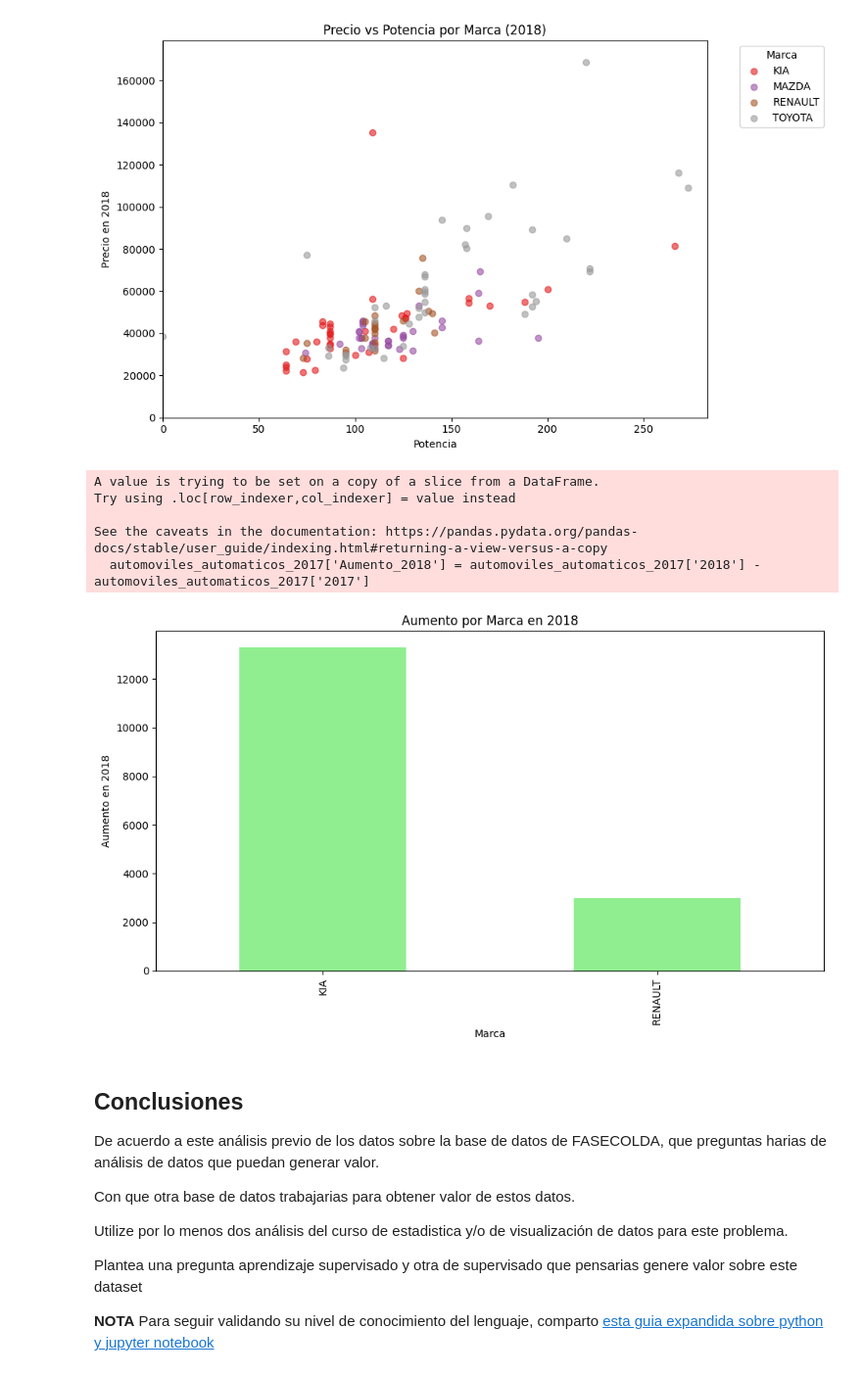
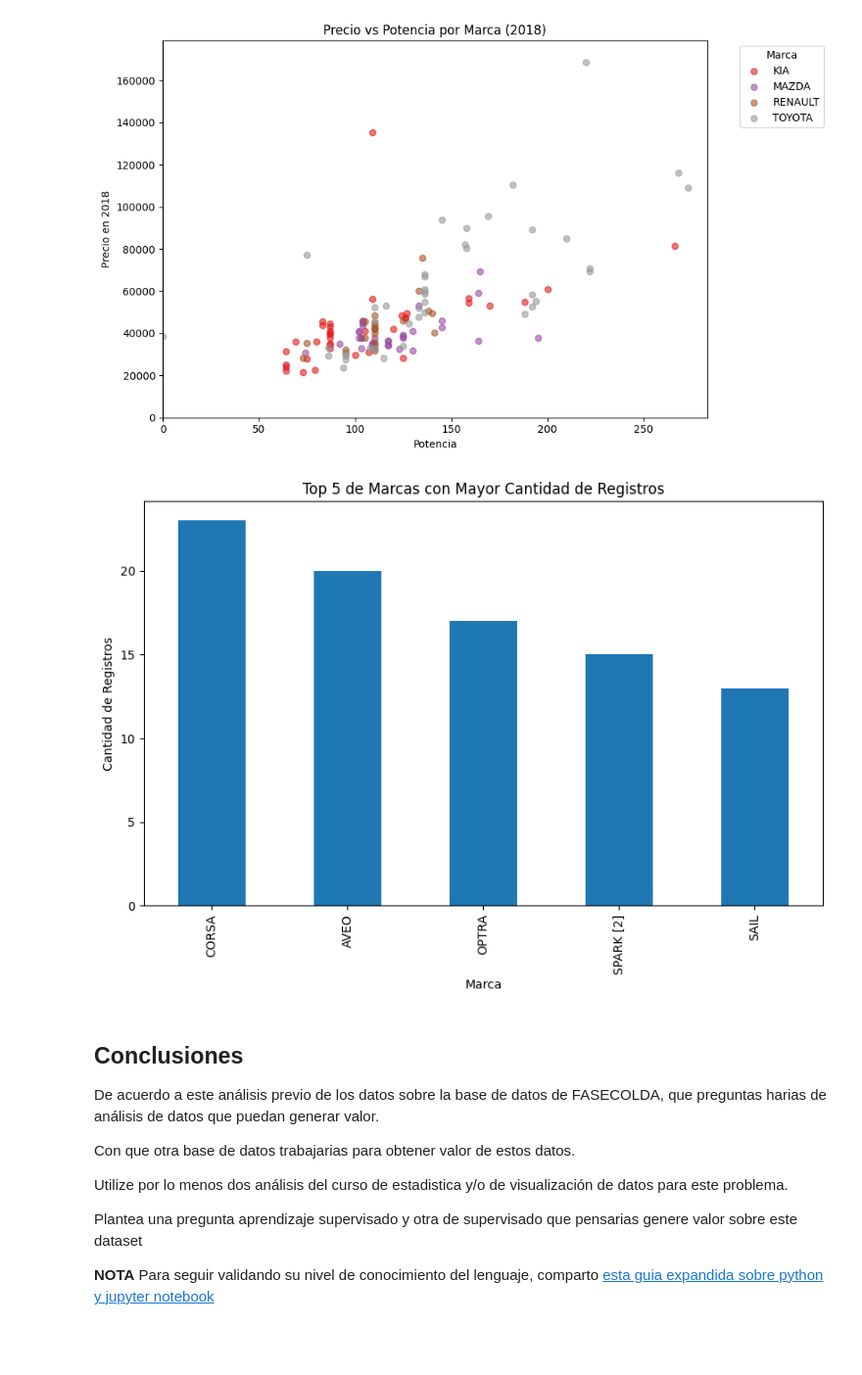
Before and after one commit to PaolaAndrea1307/liga-justica, a Jupyter notebook: taller1_AU.ipynb, the cells around one changed output. Shown: that part at 98% size. Saved outputs shown, nothing was run; the diff lists cells and outputs as text; code cells hidden in the pictures; blank space fills up the shorter version.

```diff
--- a/taller1_AU.ipynb
+++ b/taller1_AU.ipynb
@@ -374,28 +374,25 @@ plt.show()
 # %% [output]
 <matplotlib.colors.ListedColormap object at 0x...>
 [figure]
-# %%
-automoviles_automaticos_2017 = data[(data['Clase'] == 'AUTOMOVIL') & (data['TipoCaja'] == 'AT') & (data['Marca'].isin(["TOYOTA", "RENAULT", "CHRVROLET", "KIA", "MAZDA"])) & (data['2017']!=0)]
-automoviles_automaticos_2017['Aumento_2018'] = automoviles_automaticos_2017['2018'] - automoviles_automaticos_2017['2017']
-
-
-df_aumento_2018 = automoviles_automaticos_2017[['Marca', 'Aumento_2018']].dropna(subset=['Aumento_2018'])
-df_aumento_2018_sum = df_aumento_2018.groupby('Marca')['Aumento_2018'].sum()
-
-df_aumento_2018_sum.sort_values(ascending=False).plot(kind='bar', figsize=(10, 6), color='lightgreen')
-plt.title('Aumento por Marca en 2018')
-plt.xlabel('Marca')
-plt.ylabel('Aumento en 2018')
-plt.xticks(rotation=90)
-plt.tight_layout()
-plt.show()
-# %% [output]
-A value is trying to be set on a copy of a slice from a DataFrame.
-Try using .loc[row_indexer,col_indexer] = value instead
-
-See the caveats in the documentation: https://pandas.pydata.org/pandas-docs/stable/user_guide/indexing.html#returning-a-view-versus-a-copy
-  automoviles_automaticos_2017['Aumento_2018'] = automoviles_automaticos_2017['2018'] - automoviles_automaticos_2017['2017']
-[figure, removed]
+# %%
+# Contar el número de registros por valor en la columna 'Marca'
+
+filtro_chevrolet = data[(data["Marca"] == "CHEVROLET") & (data["Clase"] == "AUTOMOVIL")]
+filtro_chevrolet
+conteo_marcas = filtro_chevrolet['Referencia1'].value_counts()
+
+# Obtener los primeros 5 valores con mayor cantidad de registros
+top_5_marcas = conteo_marcas.head(5)
+
+# Crear el gráfico de barras
+plt.figure(figsize=(10, 6))
+top_5_marcas.plot(kind='bar')
+plt.title('Top 5 de Marcas con Mayor Cantidad de Registros')
+plt.xlabel('Marca')
+plt.ylabel('Cantidad de Registros')
+plt.show()
+# %% [output]
+[figure, added]
 # %% [markdown]
 ## Conclusiones
 
```
Also changed, not shown: parts of 2 cells of this notebook.
